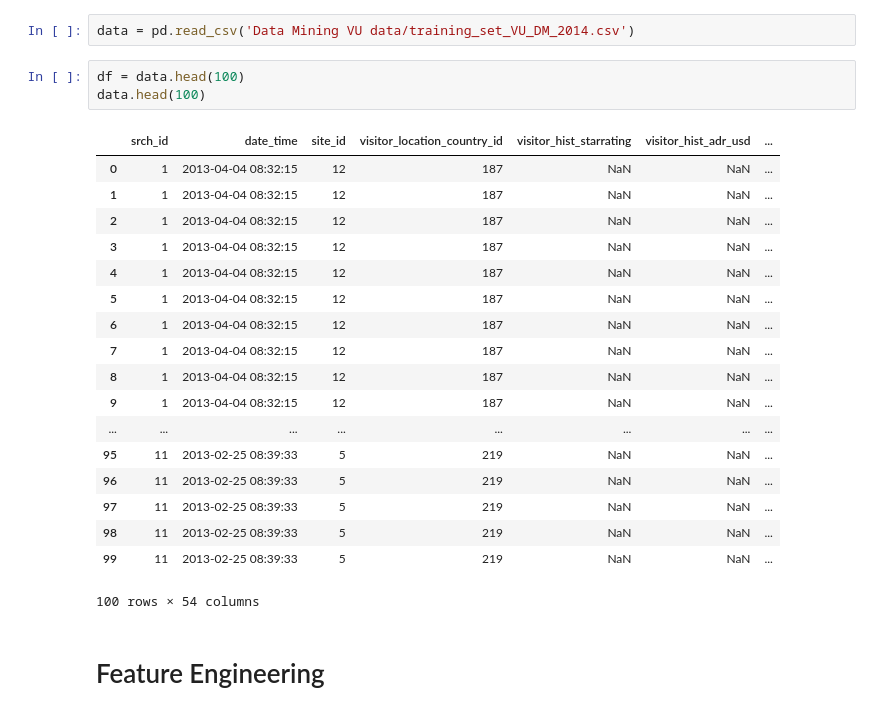
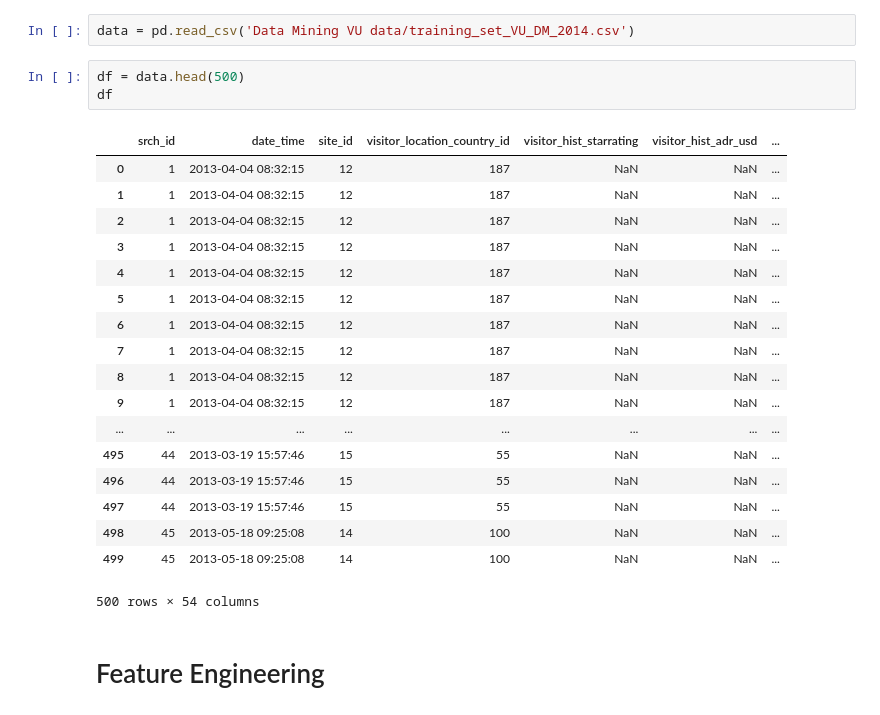
Before and after one commit to mrijksen/DM2018, a Jupyter notebook: Assignment2/Assignment2.ipynb, the cells around one changed output. Cells and saved outputs as stored; diff of their text form.

```diff
--- a/Assignment2/Assignment2.ipynb
+++ b/Assignment2/Assignment2.ipynb
@@ -25,26 +25,26 @@ matplotlib.rcParams.update(params)
 # %%
 data = pd.read_csv('Data Mining VU data/training_set_VU_DM_2014.csv')
 # %%
-df = data.head(100)
-data.head(100)
+df = data.head(500)
+df
 # %% [output]
 |  | srch_id | date_time | site_id | visitor_location_country_id | visitor_hist_starrating | visitor_hist_adr_usd | ... |
 | 0 | 1 | 2013-04-04 08:32:15 | 12 | 187 | NaN | NaN | ... |
 | 1 | 1 | 2013-04-04 08:32:15 | 12 | 187 | NaN | NaN | ... |
 | 2 | 1 | 2013-04-04 08:32:15 | 12 | 187 | NaN | NaN | ... |
 | 3 | 1 | 2013-04-04 08:32:15 | 12 | 187 | NaN | NaN | ... |
 | 4 | 1 | 2013-04-04 08:32:15 | 12 | 187 | NaN | NaN | ... |
 | 5 | 1 | 2013-04-04 08:32:15 | 12 | 187 | NaN | NaN | ... |
 | 6 | 1 | 2013-04-04 08:32:15 | 12 | 187 | NaN | NaN | ... |
 | 7 | 1 | 2013-04-04 08:32:15 | 12 | 187 | NaN | NaN | ... |
 | 8 | 1 | 2013-04-04 08:32:15 | 12 | 187 | NaN | NaN | ... |
 | 9 | 1 | 2013-04-04 08:32:15 | 12 | 187 | NaN | NaN | ... |
 | ... | ... | ... | ... | ... | ... | ... | ... |
-| 95 | 11 | 2013-02-25 08:39:33 | 5 | 219 | NaN | NaN | ... |
-| 96 | 11 | 2013-02-25 08:39:33 | 5 | 219 | NaN | NaN | ... |
-| 97 | 11 | 2013-02-25 08:39:33 | 5 | 219 | NaN | NaN | ... |
-| 98 | 11 | 2013-02-25 08:39:33 | 5 | 219 | NaN | NaN | ... |
-| 99 | 11 | 2013-02-25 08:39:33 | 5 | 219 | NaN | NaN | ... |
+| 495 | 44 | 2013-03-19 15:57:46 | 15 | 55 | NaN | NaN | ... |
+| 496 | 44 | 2013-03-19 15:57:46 | 15 | 55 | NaN | NaN | ... |
+| 497 | 44 | 2013-03-19 15:57:46 | 15 | 55 | NaN | NaN | ... |
+| 498 | 45 | 2013-05-18 09:25:08 | 14 | 100 | NaN | NaN | ... |
+| 499 | 45 | 2013-05-18 09:25:08 | 14 | 100 | NaN | NaN | ... |
-100 rows × 54 columns
+500 rows × 54 columns
 # %% [markdown]
 #  Feature Engineering
```
Also changed, not shown: parts of 12 cells of this notebook.
